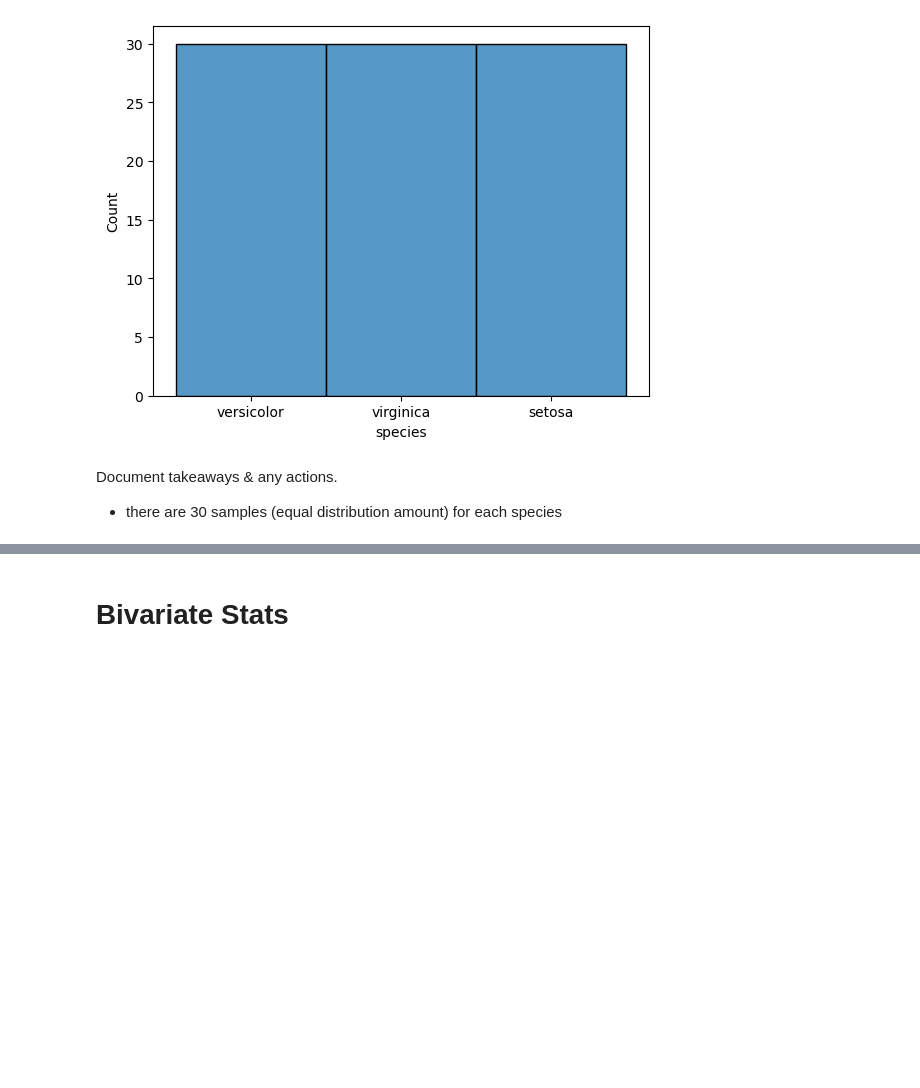
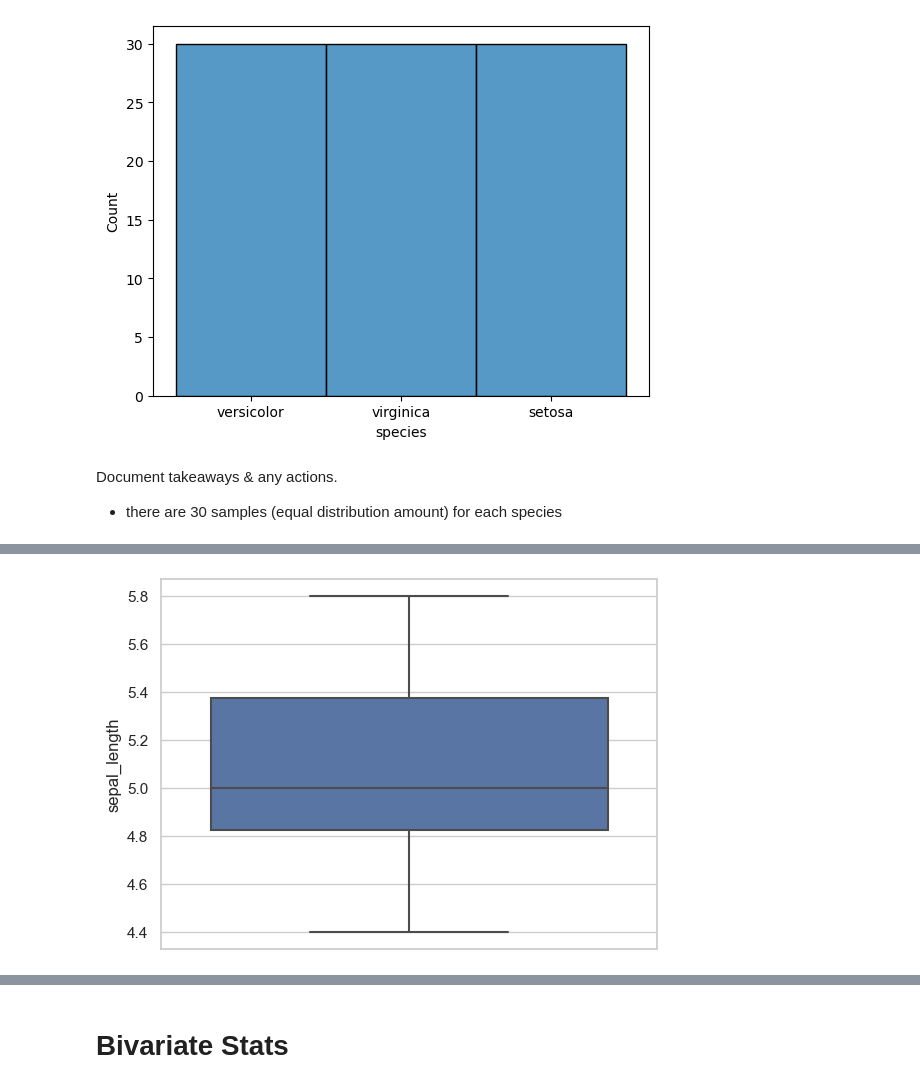
Before and after one commit to Andrew-Casey/classification_exercises, a Jupyter notebook: classification_exercises.ipynb, the cells around one changed output, grey strips where cells are left out. Drawn from its saved outputs; the diff is of its cells as text; code cells hidden in the pictures; blank space fills up the shorter version.

```diff
--- a/classification_exercises.ipynb
+++ b/classification_exercises.ipynb
@@ -1306,2 +1342,7 @@ virginica_sepal_length.hist()
+# %%
+sns.boxplot(y=setosa_sepal_length)
+plt.show()
+# %% [output]
+[figure, added]
 # %%
 setosa_sepal_length.hist()
```
Also changed, not shown: parts of 45 cells of this notebook, 1 other file.
